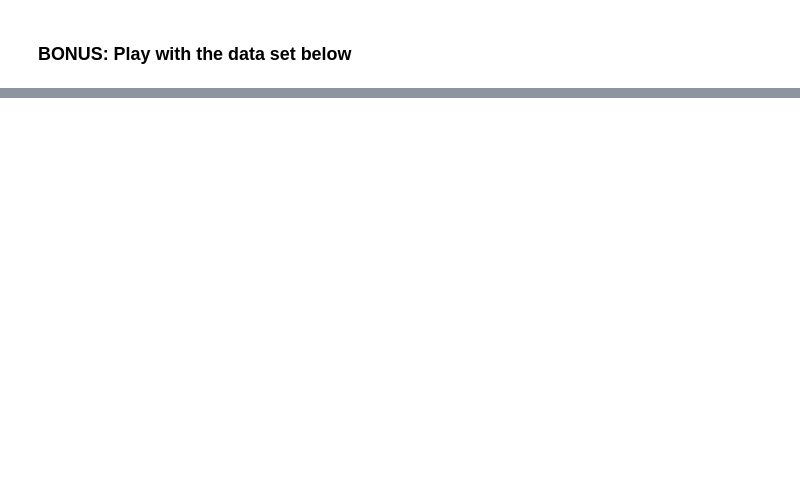
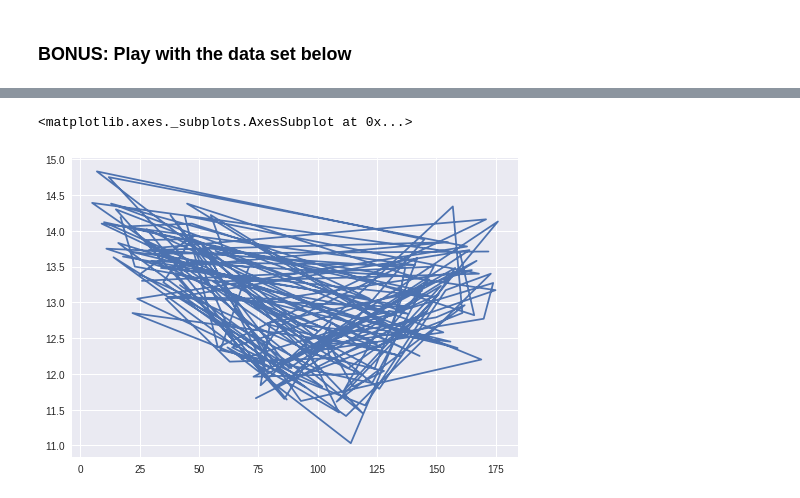
Before and after one commit to MLCCKolkata/Assignment-3, a Jupyter notebook: Anubhavkumar45.ipynb, the cells around one changed output, grey strips where cells are left out. Saved outputs shown, nothing was run; the diff lists cells and outputs as text; code cells hidden in the pictures; blank space fills up the shorter version.

```diff
--- a/Anubhavkumar45.ipynb
+++ b/Anubhavkumar45.ipynb
@@ -532,0 +675,6 @@ Hint: you can use isnull() and sum()
+# %%
+
+wine_df['Alcohol'].plot()
+# %% [output]
+<matplotlib.axes._subplots.AxesSubplot at 0x...>
+[figure, added]
```
Also changed, not shown: parts of 25 cells of this notebook.
